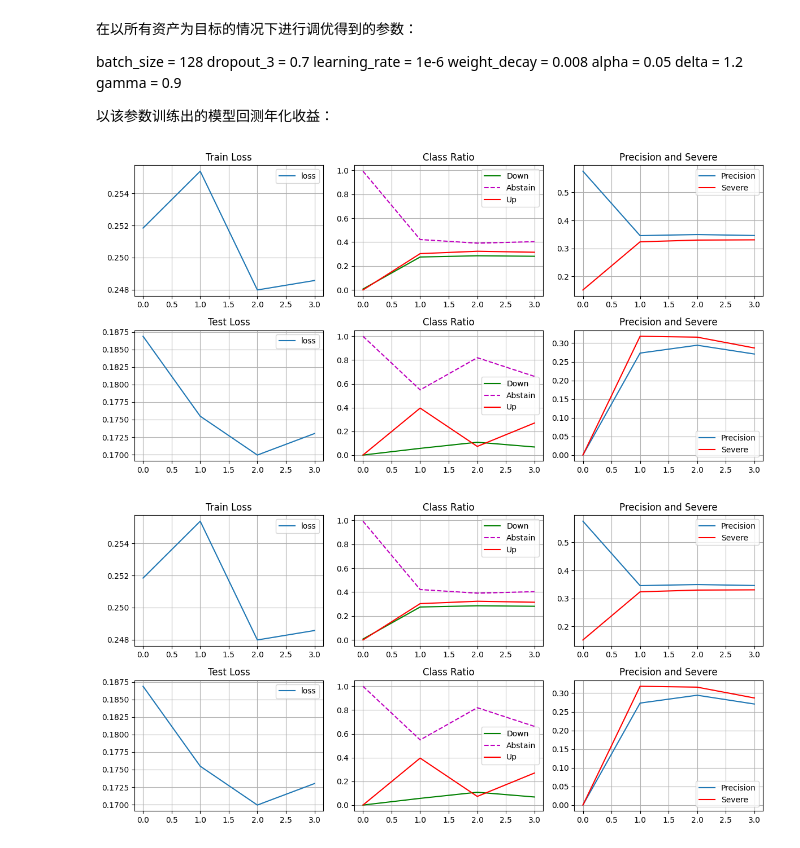
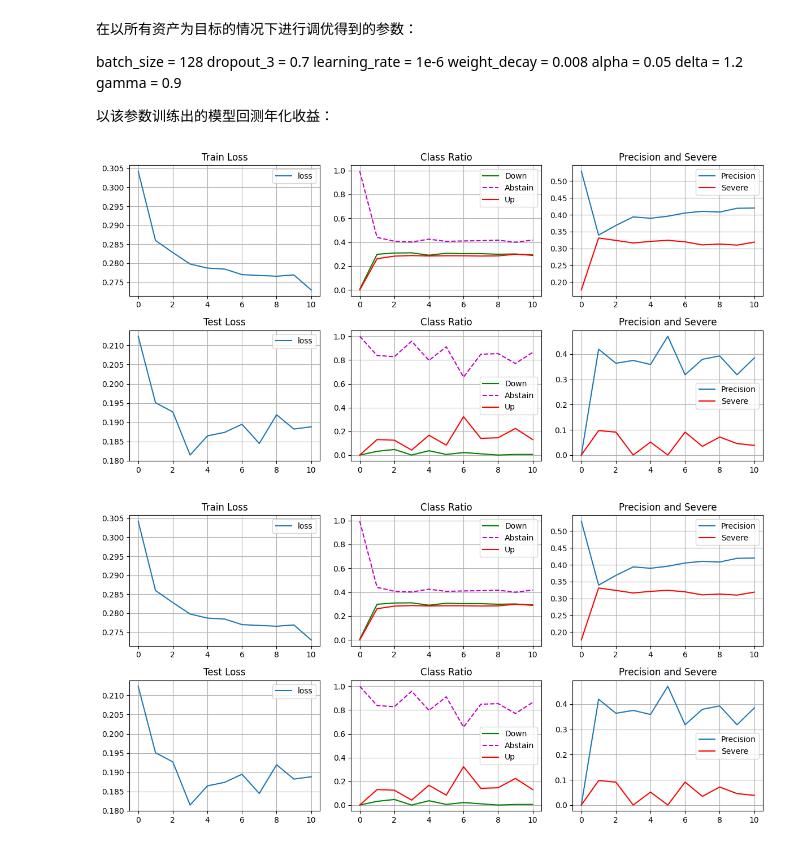
Before and after one commit to FerdinandEoverm/Index_Future_Prediction, a Jupyter notebook: Temporal-only Transformer/PatchTST_Prediction.ipynb, the cells around one changed output. Drawn from its saved outputs; the diff is of its cells as text; code cells hidden in the pictures.

```diff
--- a/Temporal-only Transformer/PatchTST_Prediction.ipynb
+++ b/Temporal-only Transformer/PatchTST_Prediction.ipynb
@@ -277,18 +252,18 @@ assets_list = ['IH.CFX', 'IF.CFX', 'IC.CFX']
 # assets_list = ['JM.DCE','RB.SHF','HC.SHF', 'I.DCE',]
 # assets_list = ['IH.CFX', 'IF.CFX', 'IC.CFX', 'AU.SHF', 'JM.DCE','RB.SHF','HC.SHF', 'I.DCE', 'M.DCE', 'CF.ZCE',]
 
-batch_size = 128
-dropout_3 = 0.7
+batch_size = 64
+dropout_3 = 0.30062268792649693
 learning_rate = 1e-6
-weight_decay = 0.008
-alpha = 0.05
-delta = 1.2
-gamma = 0.9
+weight_decay = 0.01
+alpha = 0.07440228054384747
+delta = 1.2392254098398139
+gamma = 0.8075250608984449
 
 dropout_1 = 0
 dropout_2 = 0
 
-train_loader, test_loader = data(batch_size=batch_size, slice_size=[0.75,0.24], balance=[True, True])
+train_loader, test_loader = data(batch_size=batch_size, slice_size=[0.95,0.04], balance=[True, True])
 # %%
 # 训练
 model = Patch_TST(input_size = 10,
@@ -297,36 +272,36 @@ model = Patch_TST(input_size = 10,
                     stride = stride,
                     num_layer = num_layer,
                     num_head = num_head,
                     d_model = d_model,
                     masking_ratio = masking_ratio,
                     mask_expand_size = mask_expand_size,
                     dropout_1 = dropout_1,
                     dropout_2 = dropout_2,
                     dropout_3 = dropout_3,
                     ).to('cuda:0')
 model.load_state_dict(torch.load('params/self_supervised_1.params'))
 # zero_bias = torch.tensor([0.0, 0.0, 0.0], device = 'cuda:0')
 # model.output[2].log_prob[0].bias.data = zero_bias
 
 
 optimizer = torch.optim.AdamW(model.parameters(), lr = learning_rate, weight_decay=weight_decay)
 scheduler = lr_scheduler.StepLR(optimizer, step_size=1, gamma=gamma)
 loss_fn = HybridLoss(alpha = alpha, delta = delta, show_loss = False)
 
 
 train = ModelTrain(model = model, train_loader = train_loader, test_loader = test_loader, loss_fn = loss_fn, optimizer = optimizer, scheduler = scheduler, recorder = recorder, graph = animator)
 # 备注：这里我修改了一下 ModelTrain
 # 在训练轮次调用self.model.train() 之后，调用了
 # self.model.encoder.eval()
 # self.model.projection.eval()
 # 来使前置的编码层进入不更新参数和完全体输出的状态，服务于输出层的训练
 
-prediction, precision = train.epoch_train(epochs = 3, early_stop = 100)
+prediction, precision = train.epoch_train(epochs = 10, early_stop = 100)
 
 torch.save(model.state_dict(), 'params/supervised_1.params')
 # %% [output]
-[figure, old version]
+[figure, new version]
-[figure, old version]
+[figure, new version]
 # %%
 # all_assets = pd.DataFrame({
 #     'stage_1_prediction': np.mean(result, axis = 0)[:,0],
```
Also changed, not shown: parts of 5 cells of this notebook, 6 other files.
